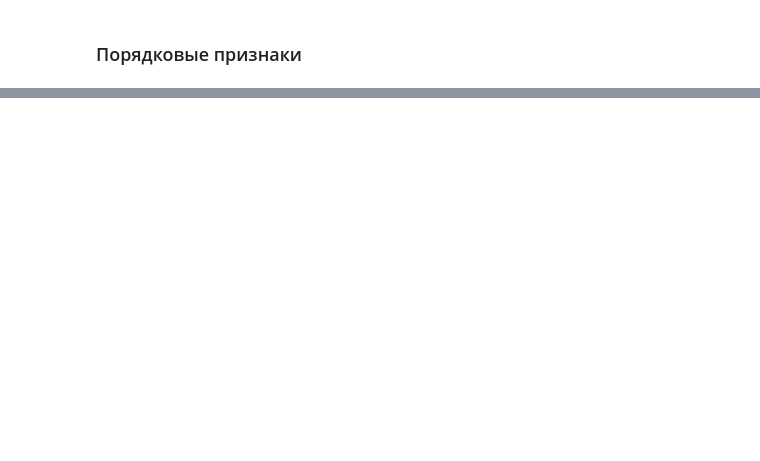
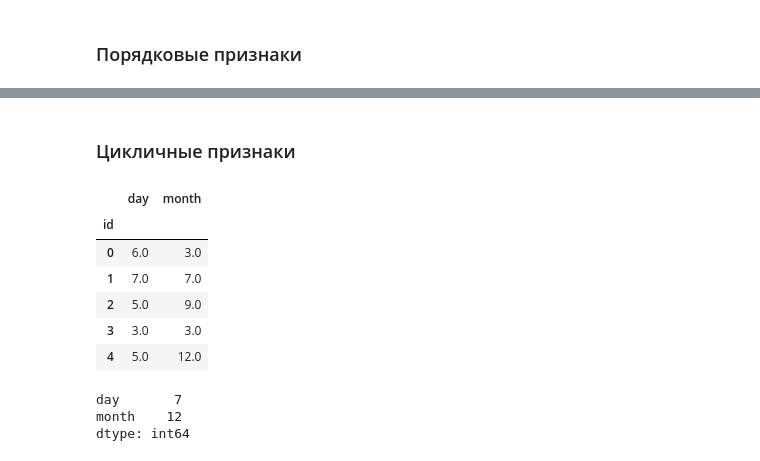
Before and after one commit to tarasovnm/cat_in_the_dat, a Jupyter notebook: 1. EDA.ipynb, the cells around one changed output, grey strips where cells are left out. Drawn from its saved outputs; the diff is of its cells as text; code cells hidden in the pictures; blank space fills up the shorter version.

```diff
--- a/1. EDA.ipynb
+++ b/1. EDA.ipynb
@@ -220,3 +289,21 @@ cyc_features = ['day', 'month']
+# %% [markdown]
+### Цикличные признаки
 # %%
 # https://www.kaggle.com/warkingleo2000/first-step-on-kaggle
 # https://www.kaggle.com/subinium/categorical-data-eda-visualization
+# %%
+train_data[cyc_features].head()
+# %% [output]
+|  | day | month |
+| id |  |  |
+| 0 | 6.0 | 3.0 |
+| 1 | 7.0 | 7.0 |
+| 2 | 5.0 | 9.0 |
+| 3 | 3.0 | 3.0 |
+| 4 | 5.0 | 12.0 |
+# %%
+train_data[cyc_features].nunique()
+# %% [output]
+day       7
+month    12
+dtype: int64
```
Also changed, not shown: parts of 19 cells of this notebook, 7 other files.
